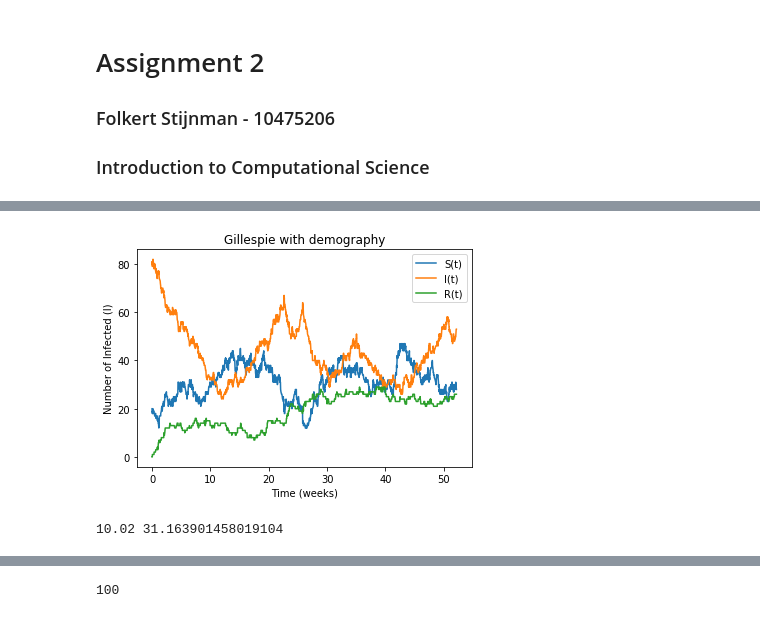
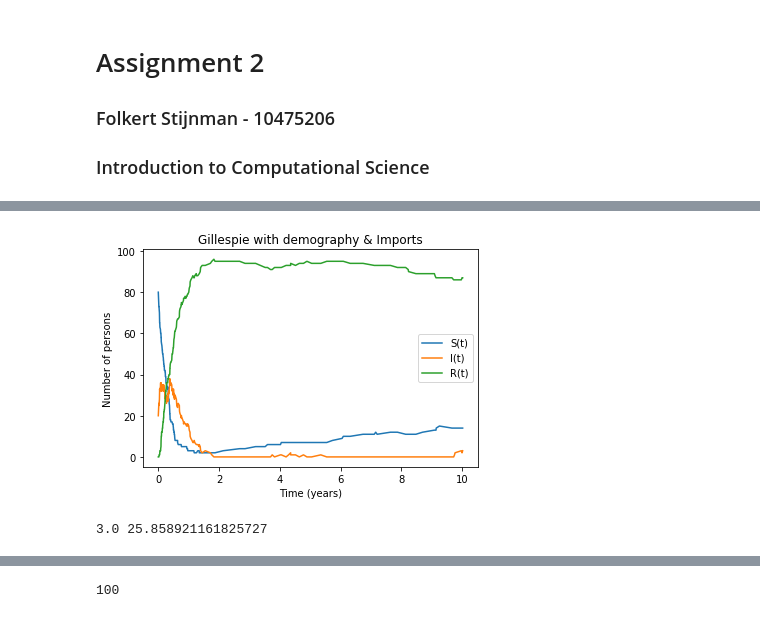
Before and after one commit to Folkert94/ICLS, a Jupyter notebook: Assignment/2/F_Stijnman_10475206_assignment2.ipynb, the cells around one changed output, grey strips where cells are left out. Saved outputs shown, nothing was run; the diff lists cells and outputs as text; code cells hidden in the pictures.

```diff
--- a/Assignment/2/F_Stijnman_10475206_assignment2.ipynb
+++ b/Assignment/2/F_Stijnman_10475206_assignment2.ipynb
@@ -58,68 +194,74 @@ import numpy as np
 import matplotlib.pyplot as plt
 
 
-def gillespie_demography(pop, beta, gamma, mu):
+def gillespie_demography_import(pop, beta, gamma, mu, delta, epsilon):
     X, Y, Z = pop
+    N = sum(pop)
     Birth = mu * N
     Death_X = mu * X
     Death_Y = mu * Y
     Death_Z = mu * Z
     Transmission = beta * X * Y / N
     Recovery = gamma * Y
+    Infected_Import = delta * N
+    Ext_Source = epsilon * X
 
-    events = [[1, 0, 0], [-1, 0, 0], [0, -1, 0], [0, 0, -1], [-1, 1, 0], [0, -1, 1]]
+    events = [[1, 0, 0], [-1, 0, 0], [0, -1, 0], [0, 0, -1], [-1, 1, 0], [0, -1, 1], [0, 1, 0], [-1, 1, 0]]
 
-    event_rates = [Birth, Death_X, Death_Y, Death_Z, Transmission, Recovery]
+    event_rates = [Birth, Death_X, Death_Y, Death_Z, Transmission, Recovery, Infected_Import, Ext_Source]
     R_total = np.sum(event_rates)
 
-    rand_vec = np.random.rand(1, 6)
+    rand_vec = np.random.rand(1, len(event_rates))
 
     with np.errstate(divide='ignore'):
         event_rates_t = np.divide(-np.log(rand_vec), event_rates)
 
     delta_t = np.min(event_rates_t)
 
     pop = np.array([X, Y, Z])
     pop += events[np.argmin(event_rates_t)]
 
     return list(pop), delta_t
 
-def discrete_event_demography(pop, beta, gamma, mu, tot_time):
+def discrete_event_demography_import(pop, beta, gamma, mu, delta, epsilon, tot_time):
     pop_data = [pop]
     time = [0]
     while time[-1] < tot_time:
-        pop, delta_t = gillespie_demography(pop, beta, gamma, mu)
+        pop, delta_t = gillespie_demography_import(pop, beta, gamma, mu, delta, epsilon)
 
         pop_data.append(pop)
         time.append(time[-1] + delta_t)
 
     return pop_data, time
 
-beta = 0.1
+Y = 20.0
+N = 100.0
+X = N - Y
+Z = 0
+
+beta = 0.03
 gamma = 1 / 100.0
-mu = 0.02
-R_0 = beta / gamma + mu
+mu = 0.02/365
+R_0 = beta / gamma
+delta = 0.01/365
+epsilon = delta * R_0 / N
 
-Y = 80.0
-X = 20.0
-Z = 0
 pop = [X, Y, Z]
 
-# gillespie_demography(pop, beta, gamma, mu)
-
-pop_data, x = discrete_event_demography(pop, beta, gamma, mu, 365)
+pop_data, x = discrete_event_demography_import(pop, beta, gamma, mu, delta, epsilon, 10*365)
 
 pop_data = np.array(pop_data)
 
-plt.plot(np.array(x)/7, pop_data[:,0], label="S(t)")
-plt.plot(np.array(x)/7, pop_data[:,1], label="I(t)")
-plt.plot(np.array(x)/7, pop_data[:,2], label="R(t)")
-plt.title("Gillespie with demography")
-plt.xlabel("Time (weeks)")
-plt.ylabel("Number of Infected (I)")
+plt.plot(np.array(x)/365, pop_data[:,0], label="S(t)")
+plt.plot(np.array(x)/365, pop_data[:,1], label="I(t)")
+plt.plot(np.array(x)/365, pop_data[:,2], label="R(t)")
+plt.title("Gillespie with demography & Imports")
+plt.xlabel("Time (years)")
+plt.ylabel("Number of persons")
 plt.legend()
+plt.savefig("imports.png", dpi=300)
 plt.show()
 print(R_0, np.mean(pop_data[:,0]))
 # %% [output]
-[figure, old version]
+[figure, new version]
-10.02 31.163901458019104
+3.0 25.858921161825727
```
Also changed, not shown: parts of 16 cells of this notebook, 9 other files.
